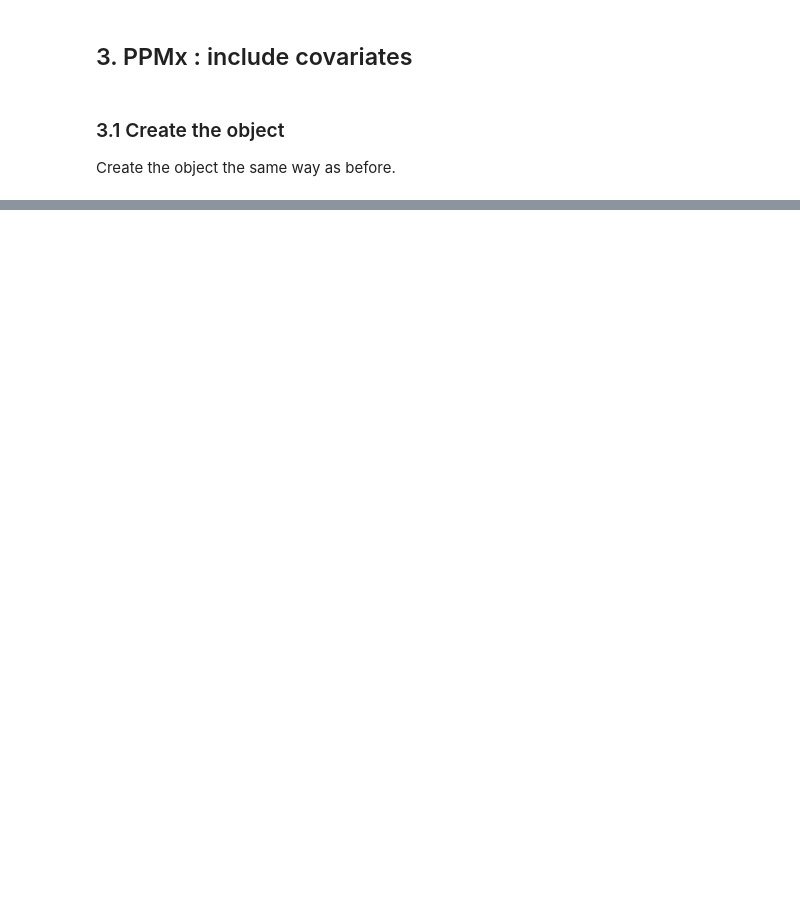
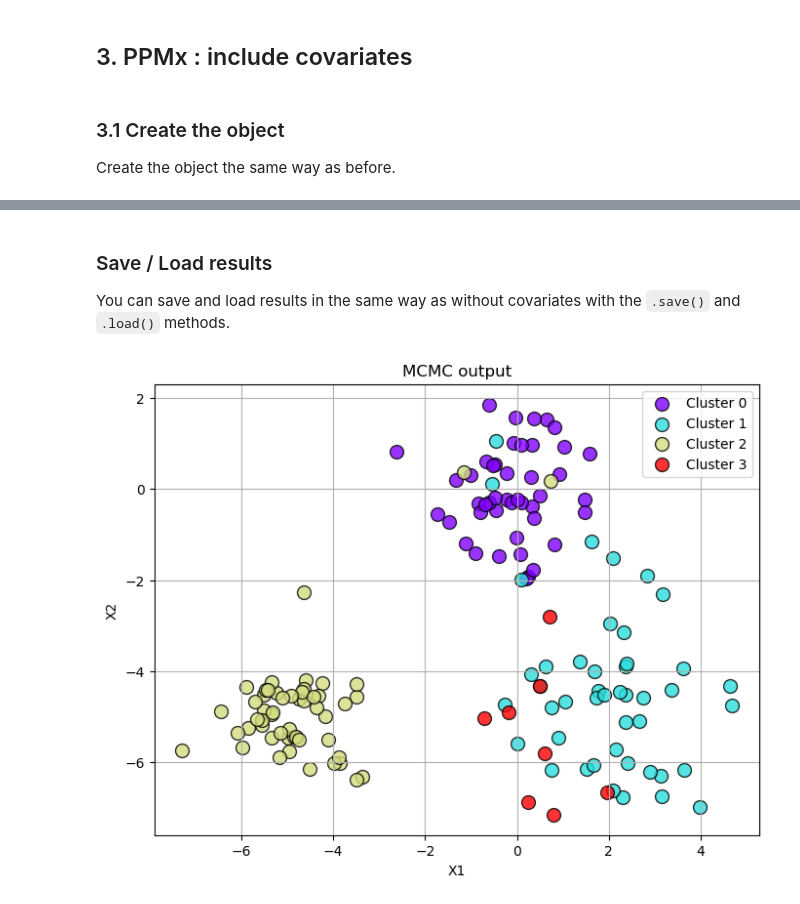
Before and after one commit to Samuele-Caccavelli/bayesian_statistics_project, a Jupyter notebook: notebooks/jupyter/Example_MCMCs.ipynb, the cells around one changed output, grey strips where cells are left out. Drawn from its saved outputs; the diff is of its cells as text; code cells hidden in the pictures; blank space fills up the shorter version.

```diff
--- a/notebooks/jupyter/Example_MCMCs.ipynb
+++ b/notebooks/jupyter/Example_MCMCs.ipynb
@@ -117,0 +138,14 @@ plt.show()
+# %% [markdown]
+### Save / Load results
+
+You can save and load results in the same way as without covariates with the `.save()` and `.load()` methods.
+# %%
+file_path = "test_save2.mcmc"
+ppmx.save(file_path)
+
+ppmx_loaded = PPMx.load(file_path)
+
+plot_clusters(Y, ppmx_loaded.history[-1], "MCMC output")
+plt.show()
+# %% [output]
+[figure, added]
```
Also changed, not shown: parts of 13 cells of this notebook, 2 other files.
